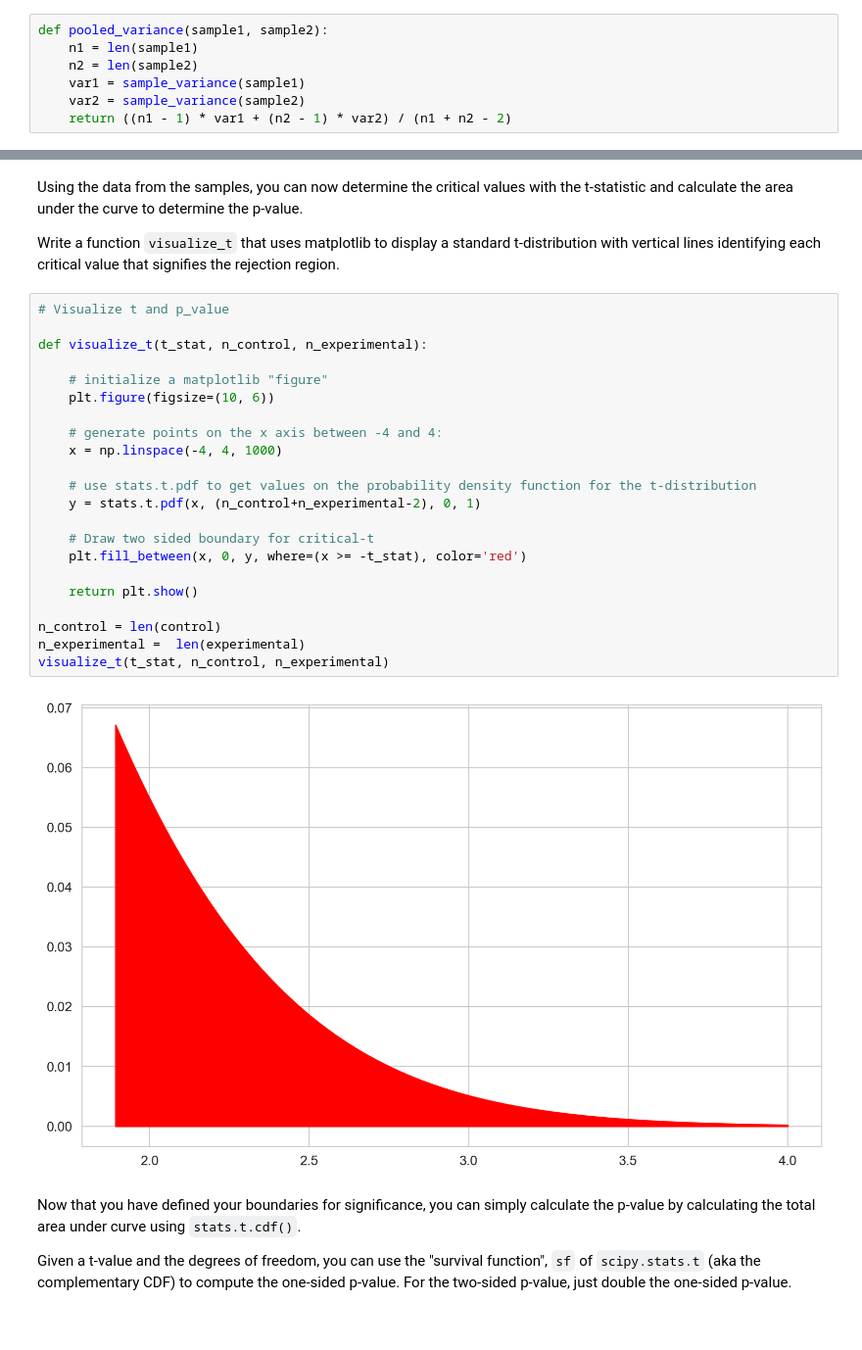
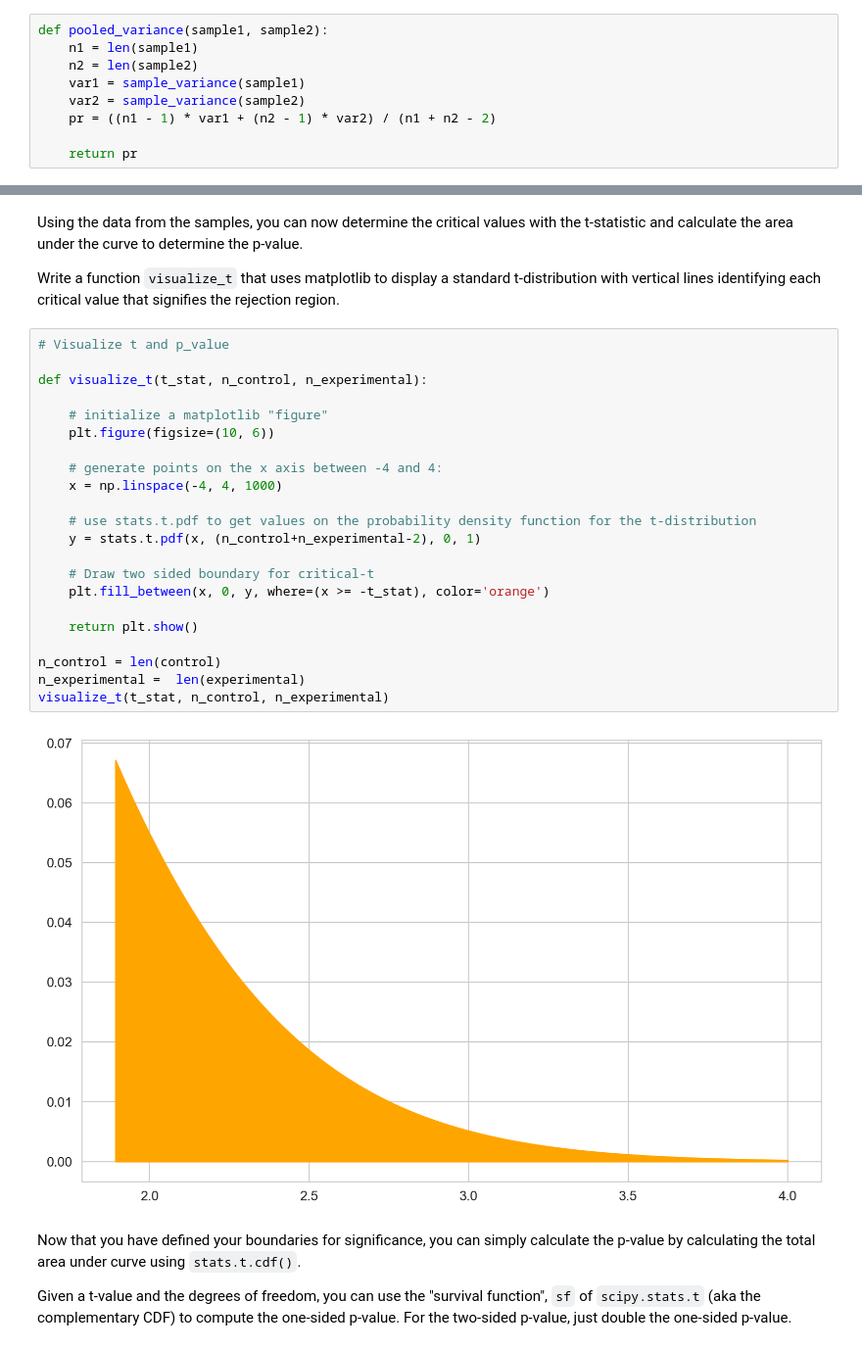
Before and after one commit to BrianRono7/dsc-two-sample-t-tests-lab, a Jupyter notebook: index.ipynb, the cells around one changed output, grey strips where cells are left out. Shown at 98% size. Saved outputs shown, nothing was run; the diff lists cells and outputs as text.

Commit message:
Color change.

```diff
--- a/index.ipynb
+++ b/index.ipynb
@@ -144,7 +144,9 @@ def pooled_variance(sample1, sample2):
     n2 = len(sample2)
     var1 = sample_variance(sample1)
     var2 = sample_variance(sample2)
-    return ((n1 - 1) * var1 + (n2 - 1) * var2) / (n1 + n2 - 2)
+    pr = ((n1 - 1) * var1 + (n2 - 1) * var2) / (n1 + n2 - 2)
+
+    return pr
 # %% [markdown]
 Now that you have $s_{p}^{2}$, create a function `twosample_tstatistic` to calculate the two sample t-statistic using the formula given earlier.
 # %%
@@ -169,27 +171,27 @@ Write a function `visualize_t` that uses matplotlib to display a standard t-dist
 # %%
 # Visualize t and p_value
 
 def visualize_t(t_stat, n_control, n_experimental):
 
     # initialize a matplotlib "figure"
     plt.figure(figsize=(10, 6))
 
     # generate points on the x axis between -4 and 4:
     x = np.linspace(-4, 4, 1000)
 
     # use stats.t.pdf to get values on the probability density function for the t-distribution
     y = stats.t.pdf(x, (n_control+n_experimental-2), 0, 1)
 
     # Draw two sided boundary for critical-t
-    plt.fill_between(x, 0, y, where=(x >= -t_stat), color='red')
+    plt.fill_between(x, 0, y, where=(x >= -t_stat), color='orange')
 
     return plt.show()
 
 n_control = len(control)
 n_experimental =  len(experimental)
 visualize_t(t_stat, n_control, n_experimental)
 # %% [output]
-[figure, old version]
+[figure, new version]
 # %% [markdown]
 Now that you have defined your boundaries for significance, you can simply calculate the p-value by calculating the total area under curve using `stats.t.cdf()`.
 
```
